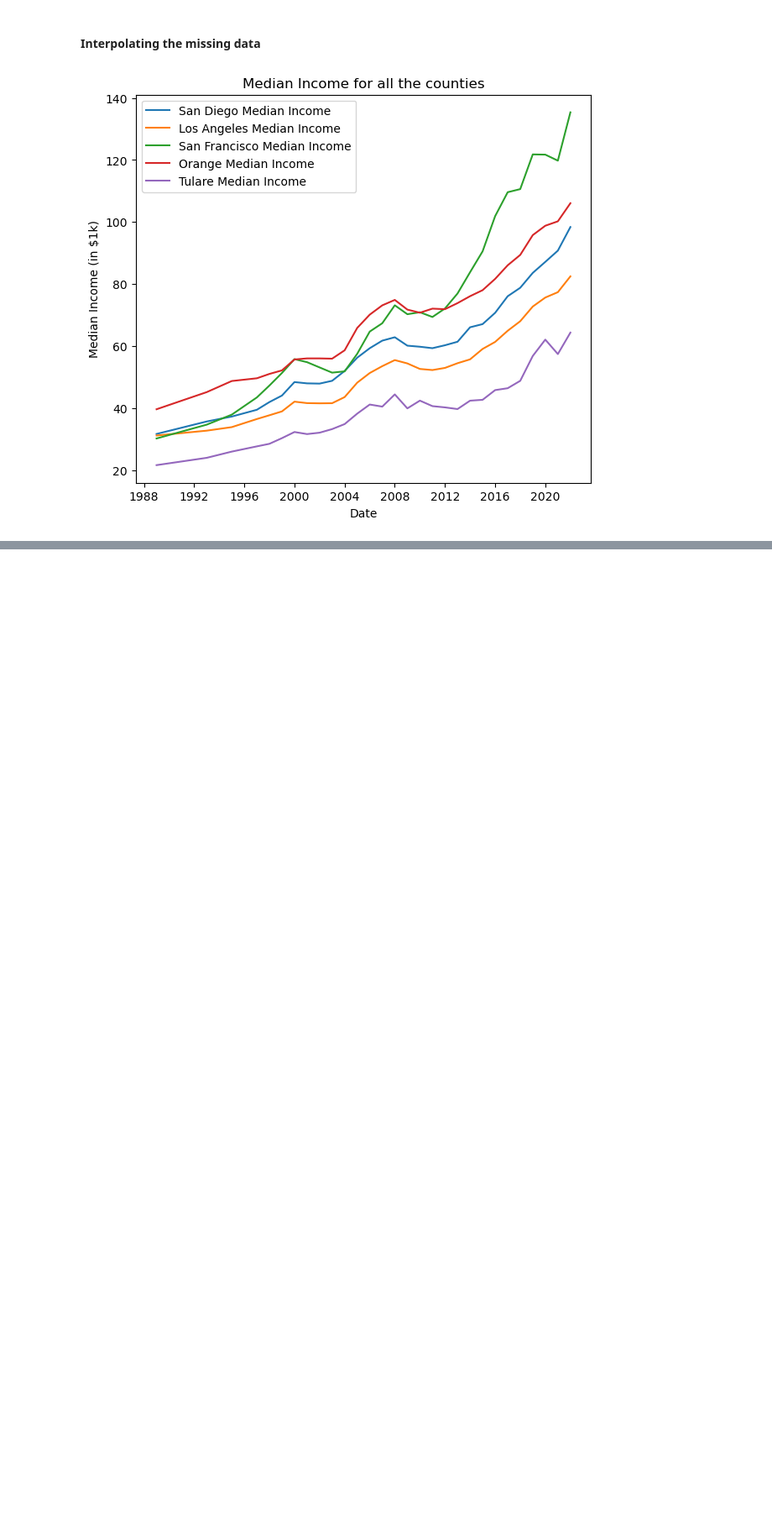
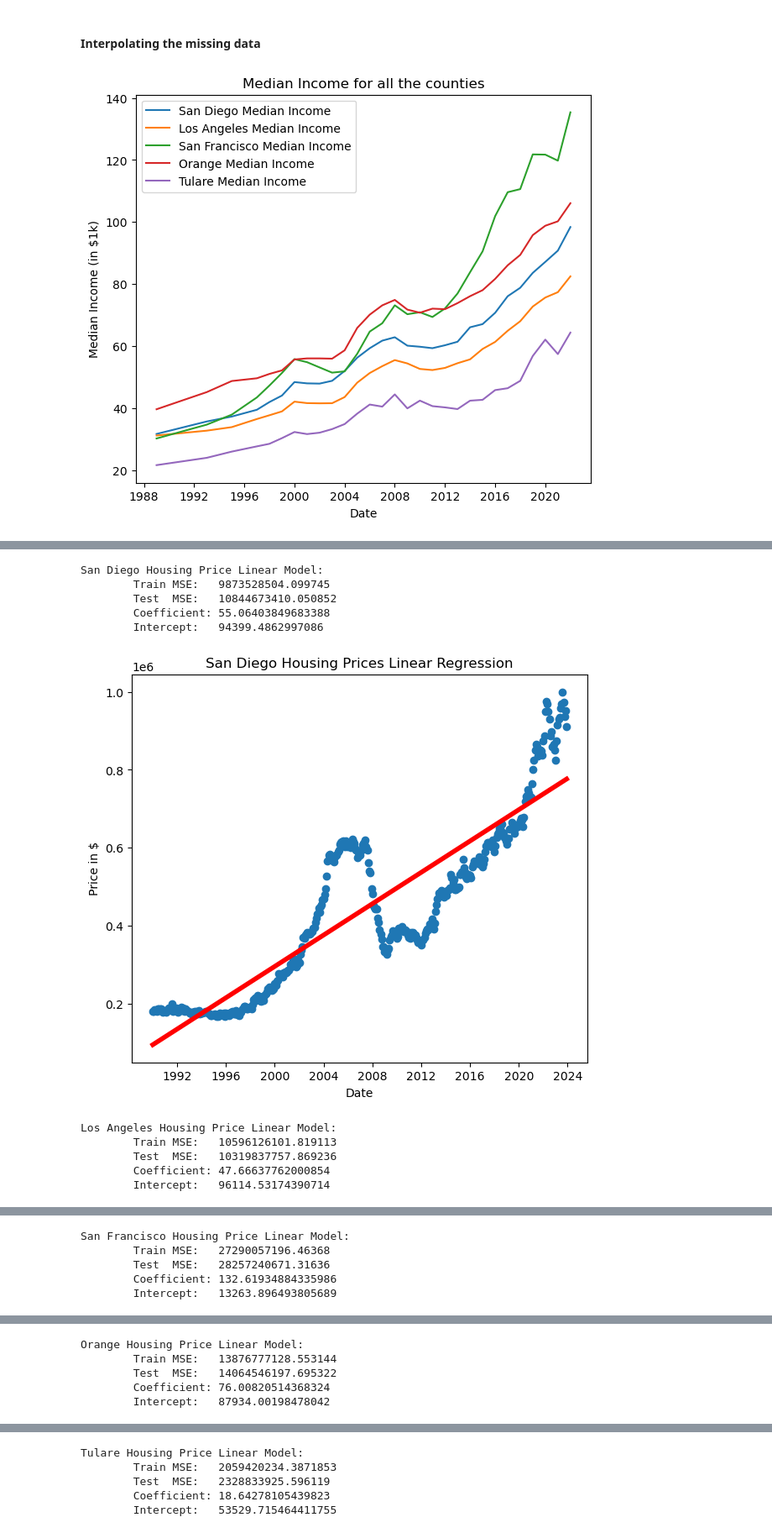
Before and after one commit to RamtinTJB/CSE151A-Project, a Jupyter notebook: notebook.ipynb, the cells around one changed output, grey strips where cells are left out. Shown at 84% size. Cells and saved outputs as stored; diff of their text form; code cells hidden in the pictures; blank space fills up the shorter version.

```diff
--- a/notebook.ipynb
+++ b/notebook.ipynb
@@ -267,0 +271,4 @@ plt.show()
+# %%
+for county in counties:
+    county_dfs[county]["DATE_ENC"] = county_dfs[county]["Dates"] - county_dfs[county]["Dates"][0]
+    county_dfs[county]["DATE_ENC"] = county_dfs[county]["DATE_ENC"].apply(lambda x: int(x.days))
@@ -267,0 +296,4 @@ plt.show()
+# %%
+for county in counties:
+    median_income_dict[county]["df"]["DATE_ENC"] = median_income_dict[county]["df"]["Dates"] - median_income_dict[county]["df"]["Dates"][0]
+    median_income_dict[county]["df"]["DATE_ENC"] = median_income_dict[county]["df"]["DATE_ENC"].apply(lambda x: int(x.days))
@@ -267,0 +329,38 @@ plt.show()
+# %%
+plt.rcParams["figure.figsize"] = (7,6)
+linear_dict = {}
+
+for county in counties:
+    key = f'{county}_hp'
+    linear_dict[key] = LinearRegression()
+    X_train, X_test, y_train, y_test = train_test_split(county_dfs[county]["DATE_ENC"].to_numpy().reshape(-1,1), \
+                                                        county_dfs[county][county], test_size=0.2, random_state=15)
+    linear_dict[key].fit(X_train, y_train)
+
+    print(f'{county} Housing Price Linear Model:')
+    y_test_pred = linear_dict[key].predict(X_test)
+    y_train_pred = linear_dict[key].predict(X_train)
+    print(f'\tTrain MSE:   {mean_squared_error(y_train, y_train_pred)}')
+    print(f'\tTest  MSE:   {mean_squared_error(y_test, y_test_pred)}')
+    print(f'\tCoefficient: {linear_dict[key].coef_[0]}')
+    print(f'\tIntercept:   {linear_dict[key].intercept_}')
+    print()
+
+    plt.scatter(county_dfs[county]["Dates"], county_dfs[county][county])
+    plt.plot(county_dfs[county]["Dates"], linear_dict[key].predict(county_dfs[county]["DATE_ENC"].to_numpy().reshape(-1,1)), c='r', linewidth=4)
+    plt.title(f'{county} Housing Prices Linear Regression')
+    plt.xlabel("Date")
+    plt.ylabel("Price in $")
+    plt.show()
+# %% [output]
+San Diego Housing Price Linear Model:
+        Train MSE:   9873528504.099745
+        Test  MSE:   10844673410.050852
+        Coefficient: 55.06403849683388
+        Intercept:   94399.4862997086
+[figure, added]
+Los Angeles Housing Price Linear Model:
+        Train MSE:   10596126101.819113
+        Test  MSE:   10319837757.869236
+        Coefficient: 47.66637762000854
+        Intercept:   96114.53174390714
@@ -267,0 +368,5 @@ plt.show()
+San Francisco Housing Price Linear Model:
+        Train MSE:   27290057196.46368
+        Test  MSE:   28257240671.31636
+        Coefficient: 132.61934884335986
+        Intercept:   13263.896493805689
@@ -267,0 +374,5 @@ plt.show()
+Orange Housing Price Linear Model:
+        Train MSE:   13876777128.553144
+        Test  MSE:   14064546197.695322
+        Coefficient: 76.00820514368324
+        Intercept:   87934.00198478042
@@ -267,0 +380,5 @@ plt.show()
+Tulare Housing Price Linear Model:
+        Train MSE:   2059420234.3871853
+        Test  MSE:   2328833925.596119
+        Coefficient: 18.64278105439823
+        Intercept:   53529.715464411755
```
Also changed, not shown: parts of 12 cells of this notebook.
